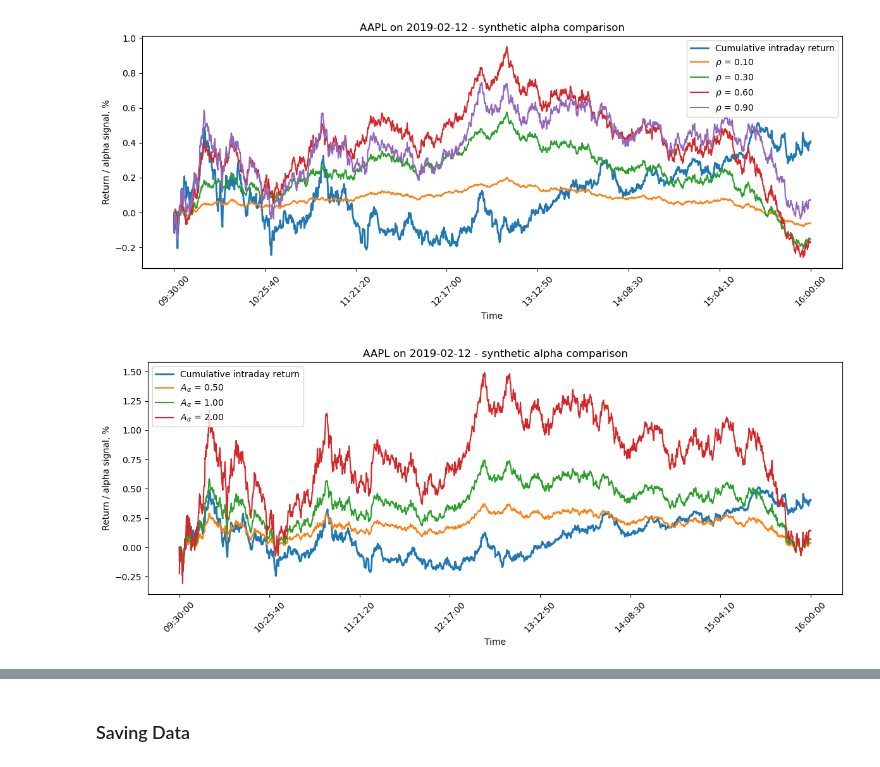
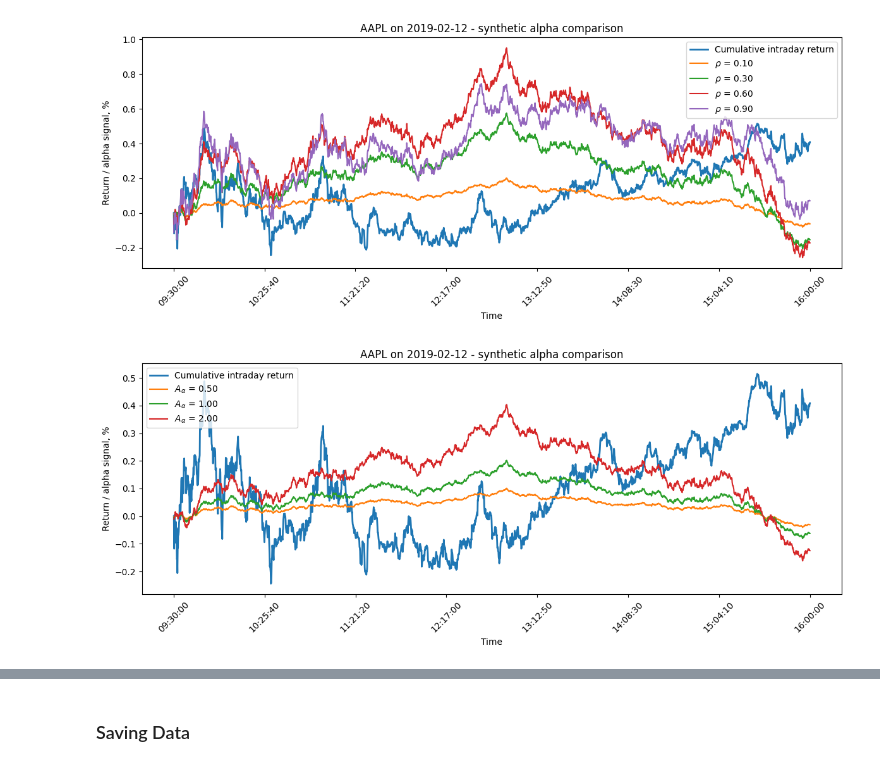
Before and after one commit to raphdlfrg/Quant_Trading_Price_Impact, a Jupyter notebook: 2_4_Synthetic_Alphas.ipynb, the cells around one changed output, grey strips where cells are left out. Saved outputs shown, nothing was run; the diff lists cells and outputs as text; code cells hidden in the pictures.

Commit message:
change in plot

```diff
--- a/2_4_Synthetic_Alphas.ipynb
+++ b/2_4_Synthetic_Alphas.ipynb
@@ -370,19 +370,19 @@ plot_synthetic_alpha_parameter_comparison(
 # %%
 # Compare alpha level
 
 plot_synthetic_alpha_parameter_comparison(
     train_px_df=train_px_df,
     test_px_df=test_px_df,
     stock="AAPL",
     date="2019-02-12",
     comparison_type="alpha_level",
     values=[0.5, 1.0, 2.0],
-    target_corr=0.9,
+    target_corr=target_corr,
     lookahead_bins=1,
     random_seed=1234
 )
 # %% [output]
-[figure, old version]
+[figure, new version]
 # %%
 synthetic_alpha_decay_df = generate_synthetic_alpha_decay_df(
     synthetic_alpha_df=synthetic_alpha_df,
```
Also changed, not shown: parts of 1 cell of this notebook.
